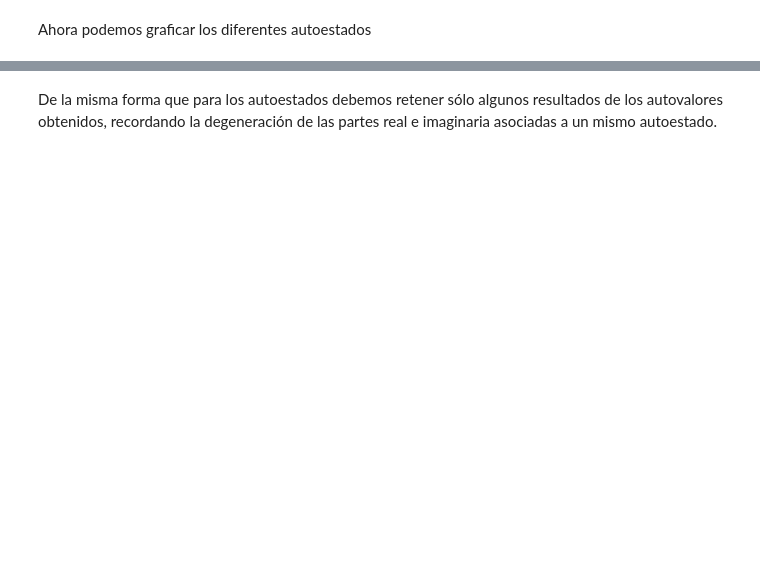
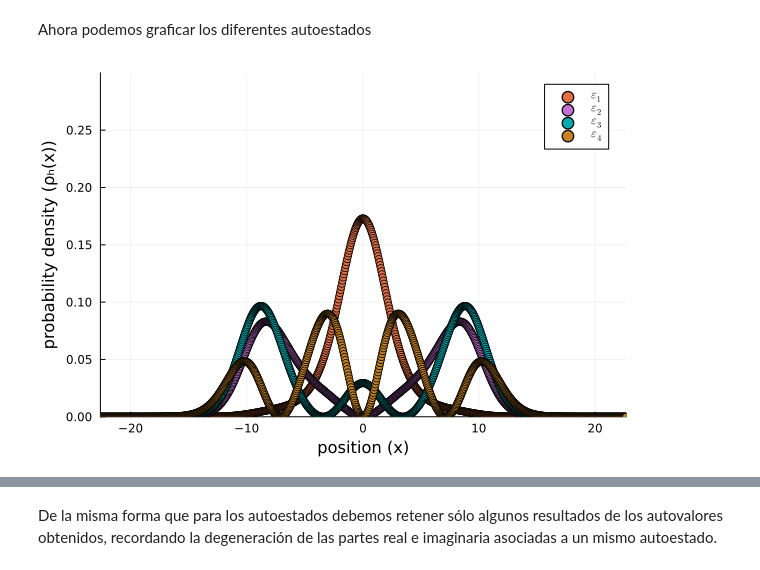
Before and after one commit to mendzmartin/ElectronNuclear_Coupling_Dynamics, a Jupyter notebook: codes/03_Code.ipynb, the cells around one changed output, grey strips where cells are left out. Drawn from its saved outputs; the diff is of its cells as text; code cells hidden in the pictures; blank space fills up the shorter version.

```diff
--- a/codes/03_Code.ipynb
+++ b/codes/03_Code.ipynb
@@ -150,19 +170,21 @@ Ahora podemos graficar los diferentes autoestados
 # %%
 plotting=true
 if plotting
     plot1=plot()
     ρₕreim_1D=zeros(Float64,length(pts))
     for i in [1,2,3,4]
         ρₕreim_1D=real(conj(ϕₕreim_1D[i].(pts)).*(ϕₕreim_1D[i].(pts)))
-        plot1=plot!(x,ρₕreim_1D,label="",lw=2,lc=:"black",ylim=(0,0.20),xlim=(-25,25))
-        plot1=scatter!(x,ρₕreim_1D,label="\$ \\epsilon_{$(i)}\$",lw=0.1,ylim=(0,0.20),xlim=(-25,25))
+        plot1=plot!(x,ρₕreim_1D,label="",lw=2,lc=:"black",ylim=(0,0.30),xlim=(x[1],x[end]))
+        plot1=scatter!(x,ρₕreim_1D,label="\$ \\epsilon_{$(i)}\$",lw=0.1,ylim=(0,0.30),xlim=(x[1],x[end]))
         plot1=plot!(xlabel="position (x)",ylabel="probability density (ρₕ(x))")
     end
 
     plot3=plot(plot1)
     display(plot3)
     # savefig(plot3,path_plots*"density_eigenstates_FWP_individual.pdf");
 end
+# %% [output]
+[figure, added]
 # %%
 plotting=true
 if plotting
```
Also changed, not shown: parts of 15 cells of this notebook, 2 other files.
